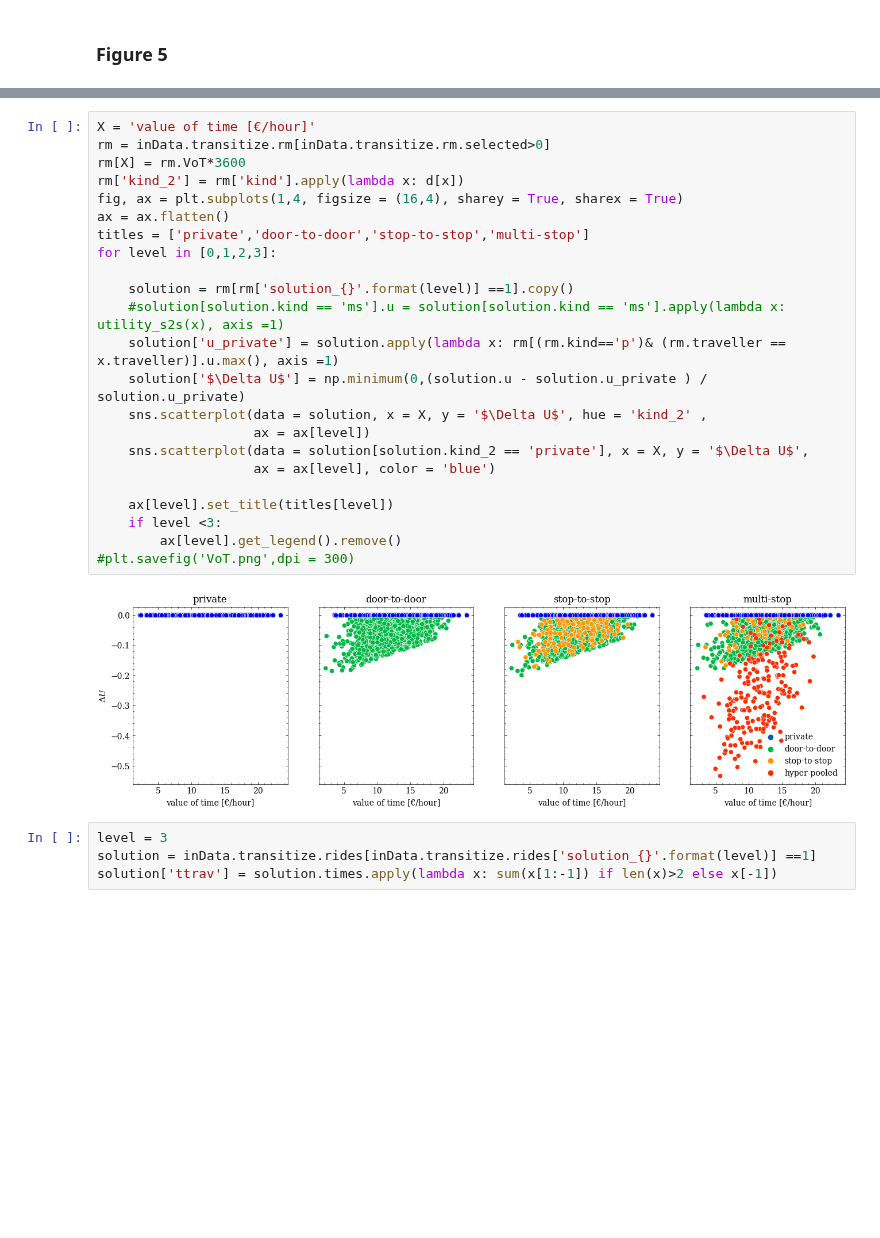
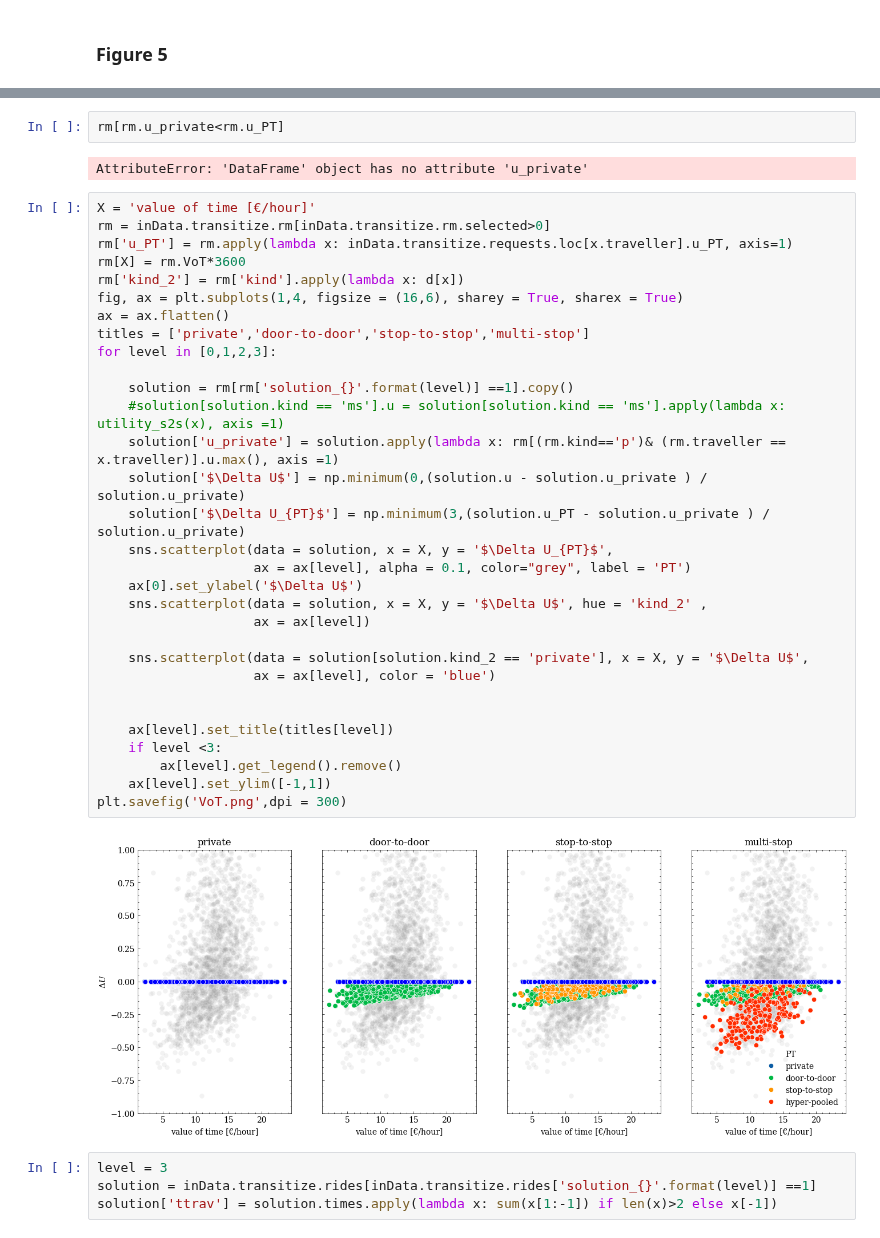
Before and after one commit to RafalKucharskiPK/ExMAS, a Jupyter notebook: ExMAS/spinoffs/tndp/ExExMAS_results_npj_rev1.ipynb, the cells around one changed output, grey strips where cells are left out. Cells and saved outputs as stored; diff of their text form; blank space fills up the shorter version.

```diff
--- a/ExMAS/spinoffs/tndp/ExExMAS_results_npj_rev1.ipynb
+++ b/ExMAS/spinoffs/tndp/ExExMAS_results_npj_rev1.ipynb
@@ -241,28 +292,40 @@ plt.savefig('occupancy.png',dpi = 300)
+# %%
+rm[rm.u_private<rm.u_PT]
+# %% [output]
+AttributeError: 'DataFrame' object has no attribute 'u_private'
 # %%
 X = 'value of time [€/hour]'
 rm = inData.transitize.rm[inData.transitize.rm.selected>0]
+rm['u_PT'] = rm.apply(lambda x: inData.transitize.requests.loc[x.traveller].u_PT, axis=1)
 rm[X] = rm.VoT*3600
 rm['kind_2'] = rm['kind'].apply(lambda x: d[x])
-fig, ax = plt.subplots(1,4, figsize = (16,4), sharey = True, sharex = True)
+fig, ax = plt.subplots(1,4, figsize = (16,6), sharey = True, sharex = True)
 ax = ax.flatten()
 titles = ['private','door-to-door','stop-to-stop','multi-stop']
 for level in [0,1,2,3]:
 
     solution = rm[rm['solution_{}'.format(level)] ==1].copy()
     #solution[solution.kind == 'ms'].u = solution[solution.kind == 'ms'].apply(lambda x: utility_s2s(x), axis =1)
     solution['u_private'] = solution.apply(lambda x: rm[(rm.kind=='p')& (rm.traveller == x.traveller)].u.max(), axis =1)
     solution['$\Delta U$'] = np.minimum(0,(solution.u - solution.u_private ) / solution.u_private)
+    solution['$\Delta U_{PT}$'] = np.minimum(3,(solution.u_PT - solution.u_private ) / solution.u_private)
+    sns.scatterplot(data = solution, x = X, y = '$\Delta U_{PT}$',
+                    ax = ax[level], alpha = 0.1, color="grey", label = 'PT')
+    ax[0].set_ylabel('$\Delta U$')
     sns.scatterplot(data = solution, x = X, y = '$\Delta U$', hue = 'kind_2' ,
                     ax = ax[level])
+
     sns.scatterplot(data = solution[solution.kind_2 == 'private'], x = X, y = '$\Delta U$',
                     ax = ax[level], color = 'blue')
+
 
     ax[level].set_title(titles[level])
     if level <3:
         ax[level].get_legend().remove()
-#plt.savefig('VoT.png',dpi = 300)
+    ax[level].set_ylim([-1,1])
+plt.savefig('VoT.png',dpi = 300)
 # %% [output]
-[figure, old version]
+[figure, new version]
 # %%
 level = 3
 solution = inData.transitize.rides[inData.transitize.rides['solution_{}'.format(level)] ==1]
```
Also changed, not shown: parts of 14 cells of this notebook.
